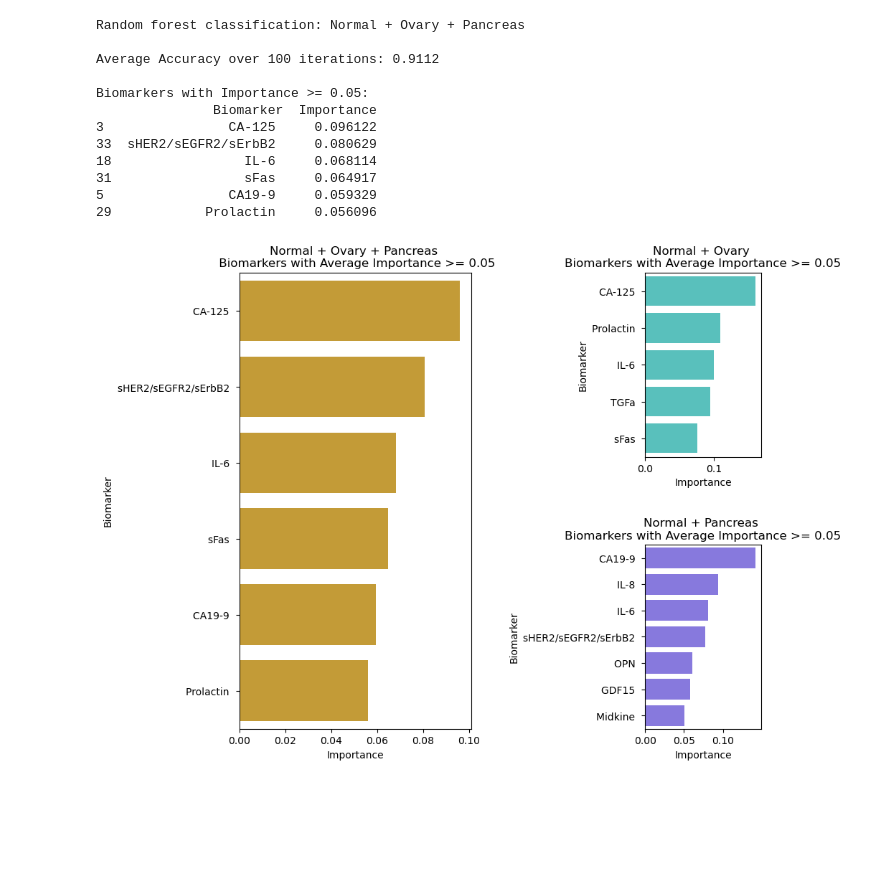
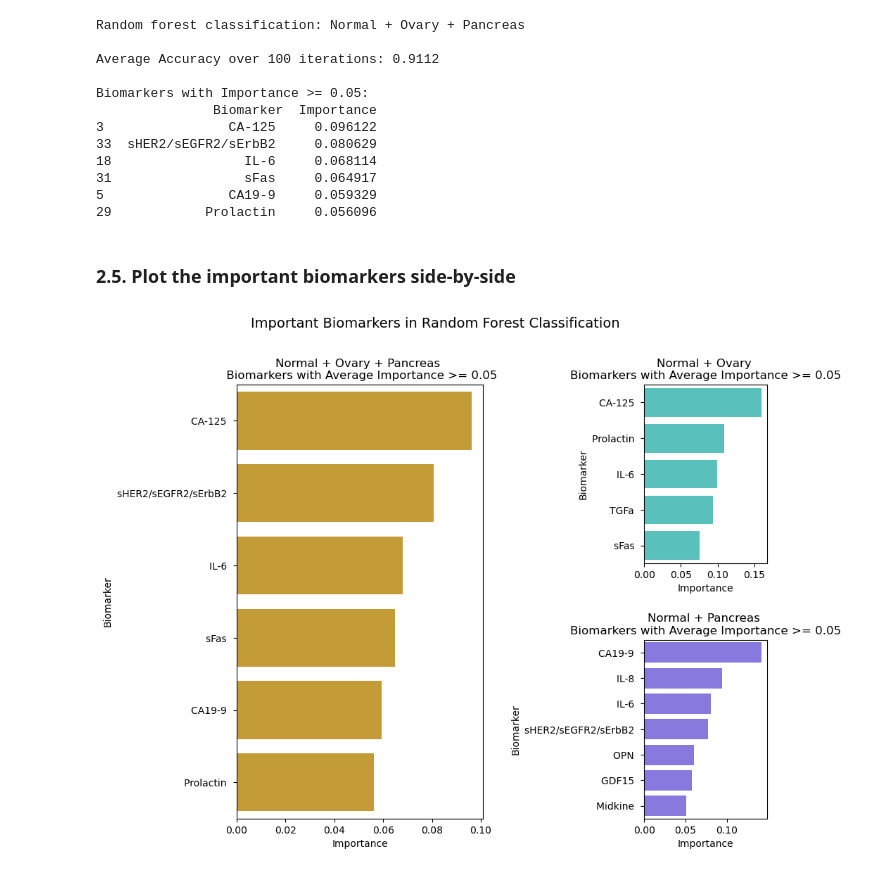
Before and after one commit to subhajitbn/Cancer-Biomarkers-from-Clinical-Data, a Jupyter notebook: tutorial.ipynb, the cells around one changed output. Cells and saved outputs as stored; diff of their text form; code cells hidden in the pictures; blank space fills up the shorter version.

```diff
--- a/tutorial.ipynb
+++ b/tutorial.ipynb
@@ -92,33 +100,36 @@ Biomarkers with Importance >= 0.05:
 31                 sFas     0.064917
 5                CA19-9     0.059329
 29            Prolactin     0.056096
+# %% [markdown]
+### 2.5. Plot the important biomarkers side-by-side
 # %%
 fig = plt.figure(figsize=(10, 8))
 grid = plt.GridSpec(2, 2, width_ratios=[2, 1], height_ratios=[1, 1])
 
 ax1 = plt.subplot(grid[:, 0])
 ax2 = plt.subplot(grid[0, 1])
 ax3 = plt.subplot(grid[1, 1])
 
 plot_important_biomarkers(important_biomarkers = important_biomarkers_normal_ovary_pancreas,
                           datasets = ['Normal', 'Ovary', 'Pancreas'],
                           threshold = 0.05,
                           color = 'goldenrod',
                           ax = ax1)
 
 plot_important_biomarkers(important_biomarkers = important_biomarkers_normal_ovary,
                           datasets = ['Normal', 'Ovary'],
                           threshold = 0.05,
                           color = 'mediumturquoise',
                           ax = ax2)
 
 plot_important_biomarkers(important_biomarkers = important_biomarkers_normal_pancreas,
                           datasets = ['Normal', 'Pancreas'],
                           threshold = 0.05,
                           color = 'mediumslateblue',
                           ax = ax3)
 
-fig.tight_layout(pad=3.0)
+fig.suptitle("Important Biomarkers in Random Forest Classification", fontsize=14)
+fig.tight_layout(pad=2.0)
 plt.show()
 # %% [output]
-[figure, old version]
+[figure, new version]
```
Also changed, not shown: parts of 12 cells of this notebook.
